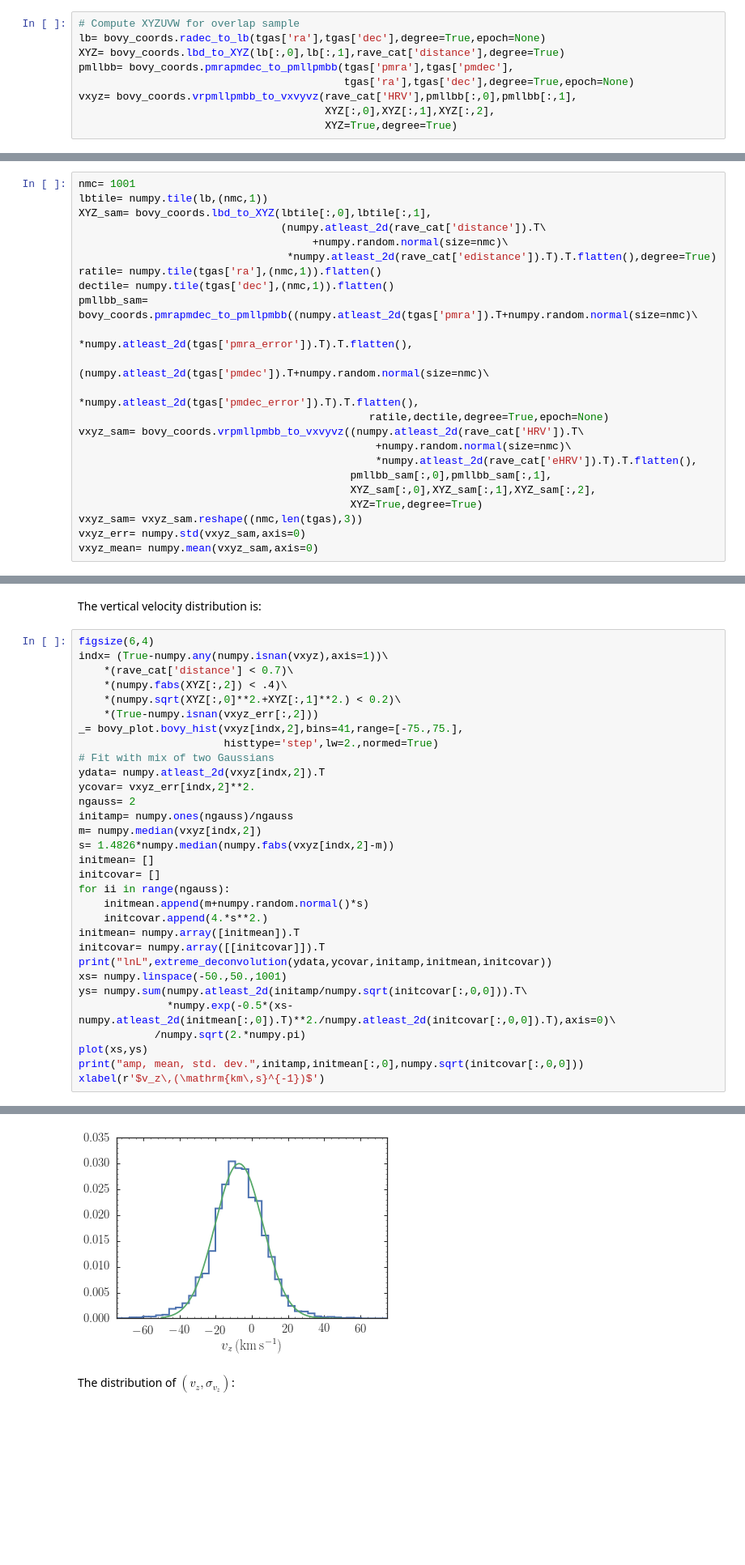
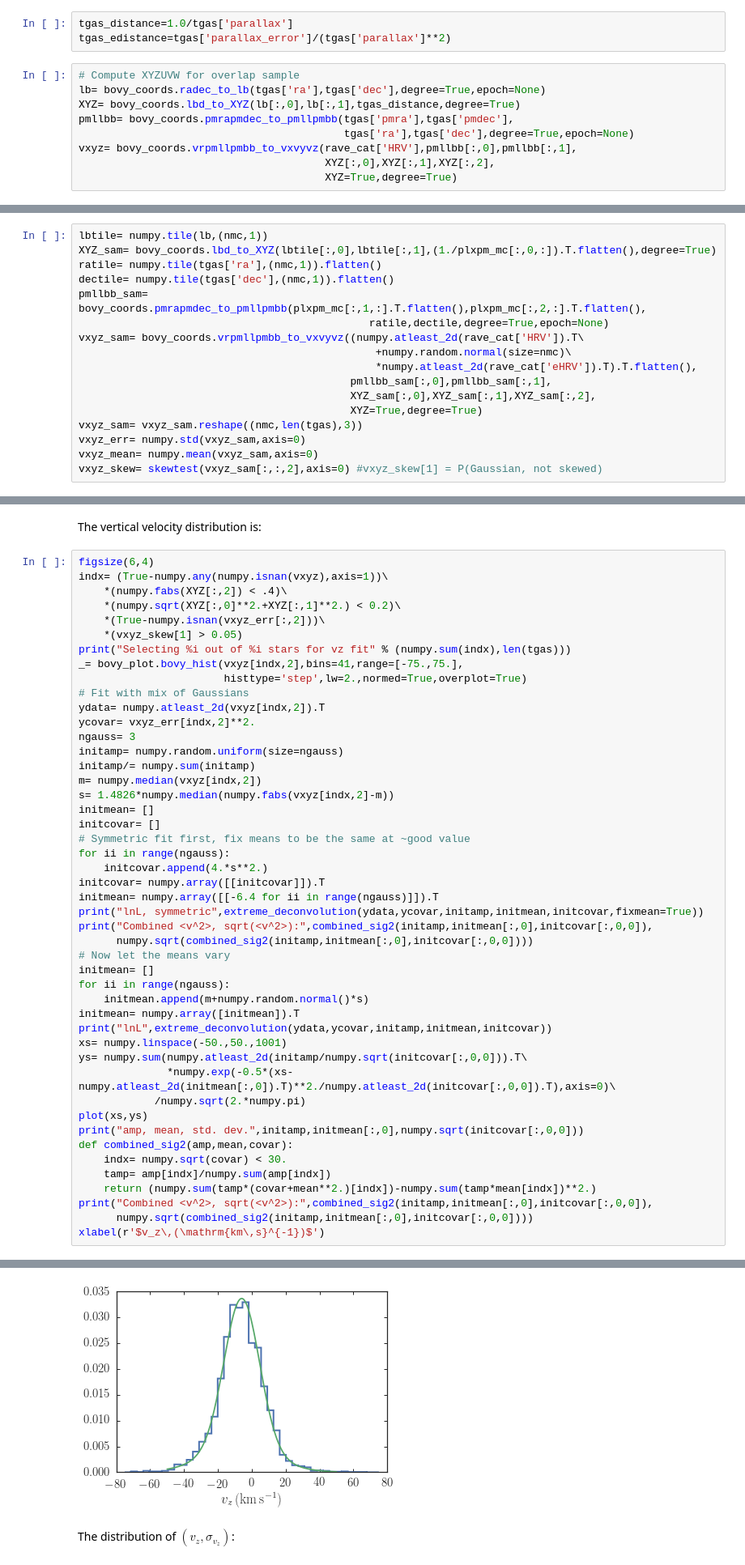
Before and after one commit to jobovy/simple-m2m, a Jupyter notebook: py/Fstar-kinematics.ipynb, the cells around one changed output, grey strips where cells are left out. Shown at 81% size. Saved outputs shown, nothing was run; the diff lists cells and outputs as text; blank space fills up the shorter version.

Commit message:
Take into account the parallax, proper motion correlation matrix and look at the skew of the velocity errors

```diff
--- a/py/Fstar-kinematics.ipynb
+++ b/py/Fstar-kinematics.ipynb
@@ -104,7 +98,10 @@ rave_cat['edistance'][rave_cat['distance'] == 0.]= rave_cat['distance'][rave_cat
+# %%
+tgas_distance=1.0/tgas['parallax']
+tgas_edistance=tgas['parallax_error']/(tgas['parallax']**2)
 # %%
 # Compute XYZUVW for overlap sample
 lb= bovy_coords.radec_to_lb(tgas['ra'],tgas['dec'],degree=True,epoch=None)
-XYZ= bovy_coords.lbd_to_XYZ(lb[:,0],lb[:,1],rave_cat['distance'],degree=True)
+XYZ= bovy_coords.lbd_to_XYZ(lb[:,0],lb[:,1],tgas_distance,degree=True)
 pmllbb= bovy_coords.pmrapmdec_to_pmllpmbb(tgas['pmra'],tgas['pmdec'],
                                           tgas['ra'],tgas['dec'],degree=True,epoch=None)
 vxyz= bovy_coords.vrpmllpmbb_to_vxvyvz(rave_cat['HRV'],pmllbb[:,0],pmllbb[:,1],
@@ -113,16 +133,9 @@ vxyz= bovy_coords.vrpmllpmbb_to_vxvyvz(rave_cat['HRV'],pmllbb[:,0],pmllbb[:,1],
 # %%
-nmc= 1001
 lbtile= numpy.tile(lb,(nmc,1))
-XYZ_sam= bovy_coords.lbd_to_XYZ(lbtile[:,0],lbtile[:,1],
-                                (numpy.atleast_2d(rave_cat['distance']).T\
-                                     +numpy.random.normal(size=nmc)\
-                                 *numpy.atleast_2d(rave_cat['edistance']).T).T.flatten(),degree=True)
+XYZ_sam= bovy_coords.lbd_to_XYZ(lbtile[:,0],lbtile[:,1],(1./plxpm_mc[:,0,:]).T.flatten(),degree=True)
 ratile= numpy.tile(tgas['ra'],(nmc,1)).flatten()
 dectile= numpy.tile(tgas['dec'],(nmc,1)).flatten()
-pmllbb_sam= bovy_coords.pmrapmdec_to_pmllpmbb((numpy.atleast_2d(tgas['pmra']).T+numpy.random.normal(size=nmc)\
-                                                  *numpy.atleast_2d(tgas['pmra_error']).T).T.flatten(),
-                                              (numpy.atleast_2d(tgas['pmdec']).T+numpy.random.normal(size=nmc)\
-                                                  *numpy.atleast_2d(tgas['pmdec_error']).T).T.flatten(),
+pmllbb_sam= bovy_coords.pmrapmdec_to_pmllpmbb(plxpm_mc[:,1,:].T.flatten(),plxpm_mc[:,2,:].T.flatten(),
                                               ratile,dectile,degree=True,epoch=None)
 vxyz_sam= bovy_coords.vrpmllpmbb_to_vxvyvz((numpy.atleast_2d(rave_cat['HRV']).T\
                                                +numpy.random.normal(size=nmc)\
@@ -133,3 +146,4 @@ vxyz_sam= bovy_coords.vrpmllpmbb_to_vxvyvz((numpy.atleast_2d(rave_cat['HRV']).T\
 vxyz_sam= vxyz_sam.reshape((nmc,len(tgas),3))
 vxyz_err= numpy.std(vxyz_sam,axis=0)
 vxyz_mean= numpy.mean(vxyz_sam,axis=0)
+vxyz_skew= skewtest(vxyz_sam[:,:,2],axis=0) #vxyz_skew[1] = P(Gaussian, not skewed)
@@ -147,26 +190,36 @@ The vertical velocity distribution is:
 # %%
 figsize(6,4)
 indx= (True-numpy.any(numpy.isnan(vxyz),axis=1))\
-    *(rave_cat['distance'] < 0.7)\
     *(numpy.fabs(XYZ[:,2]) < .4)\
     *(numpy.sqrt(XYZ[:,0]**2.+XYZ[:,1]**2.) < 0.2)\
-    *(True-numpy.isnan(vxyz_err[:,2]))
+    *(True-numpy.isnan(vxyz_err[:,2]))\
+    *(vxyz_skew[1] > 0.05)
+print("Selecting %i out of %i stars for vz fit" % (numpy.sum(indx),len(tgas)))
 _= bovy_plot.bovy_hist(vxyz[indx,2],bins=41,range=[-75.,75.],
-                       histtype='step',lw=2.,normed=True)
-# Fit with mix of two Gaussians
+                       histtype='step',lw=2.,normed=True,overplot=True)
+# Fit with mix of Gaussians
 ydata= numpy.atleast_2d(vxyz[indx,2]).T
 ycovar= vxyz_err[indx,2]**2.
-ngauss= 2
-initamp= numpy.ones(ngauss)/ngauss
+ngauss= 3
+initamp= numpy.random.uniform(size=ngauss)
+initamp/= numpy.sum(initamp)
 m= numpy.median(vxyz[indx,2])
 s= 1.4826*numpy.median(numpy.fabs(vxyz[indx,2]-m))
 initmean= []
 initcovar= []
+# Symmetric fit first, fix means to be the same at ~good value
+for ii in range(ngauss):
+    initcovar.append(4.*s**2.)
+initcovar= numpy.array([[initcovar]]).T
+initmean= numpy.array([[-6.4 for ii in range(ngauss)]]).T
+print("lnL, symmetric",extreme_deconvolution(ydata,ycovar,initamp,initmean,initcovar,fixmean=True))
+print("Combined <v^2>, sqrt(<v^2>):",combined_sig2(initamp,initmean[:,0],initcovar[:,0,0]),
+      numpy.sqrt(combined_sig2(initamp,initmean[:,0],initcovar[:,0,0])))
+# Now let the means vary
+initmean= []
 for ii in range(ngauss):
     initmean.append(m+numpy.random.normal()*s)
-    initcovar.append(4.*s**2.)
 initmean= numpy.array([initmean]).T
-initcovar= numpy.array([[initcovar]]).T
 print("lnL",extreme_deconvolution(ydata,ycovar,initamp,initmean,initcovar))
 xs= numpy.linspace(-50.,50.,1001)
 ys= numpy.sum(numpy.atleast_2d(initamp/numpy.sqrt(initcovar[:,0,0])).T\
@@ -174,5 +227,11 @@ ys= numpy.sum(numpy.atleast_2d(initamp/numpy.sqrt(initcovar[:,0,0])).T\
             /numpy.sqrt(2.*numpy.pi)
 plot(xs,ys)
 print("amp, mean, std. dev.",initamp,initmean[:,0],numpy.sqrt(initcovar[:,0,0]))
+def combined_sig2(amp,mean,covar):
+    indx= numpy.sqrt(covar) < 30.
+    tamp= amp[indx]/numpy.sum(amp[indx])
+    return (numpy.sum(tamp*(covar+mean**2.)[indx])-numpy.sum(tamp*mean[indx])**2.)
+print("Combined <v^2>, sqrt(<v^2>):",combined_sig2(initamp,initmean[:,0],initcovar[:,0,0]),
+      numpy.sqrt(combined_sig2(initamp,initmean[:,0],initcovar[:,0,0])))
 xlabel(r'$v_z\,(\mathrm{km\,s}^{-1})$')
 # %% [output]
@@ -181,5 +244,5 @@ xlabel(r'$v_z\,(\mathrm{km\,s}^{-1})$')
 <matplotlib.text.Text at 0x...>
-[figure, old version]
+[figure, new version]
 # %% [markdown]
 The distribution of $(v_z,\sigma_{v_z})$:
 # %%
```
Also changed, not shown: parts of 10 cells of this notebook.
